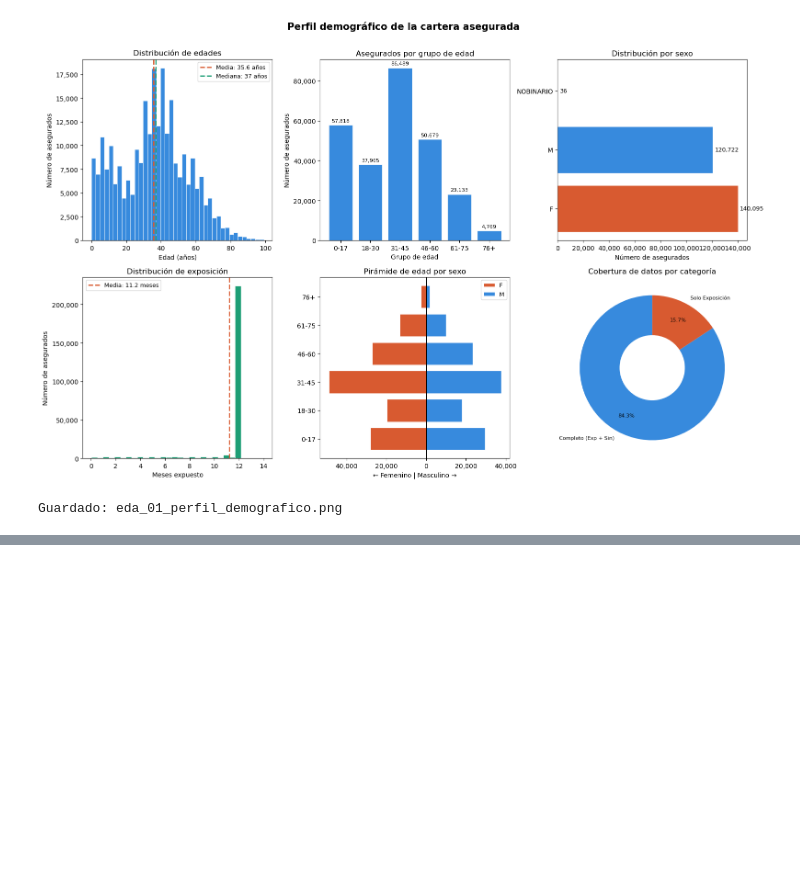
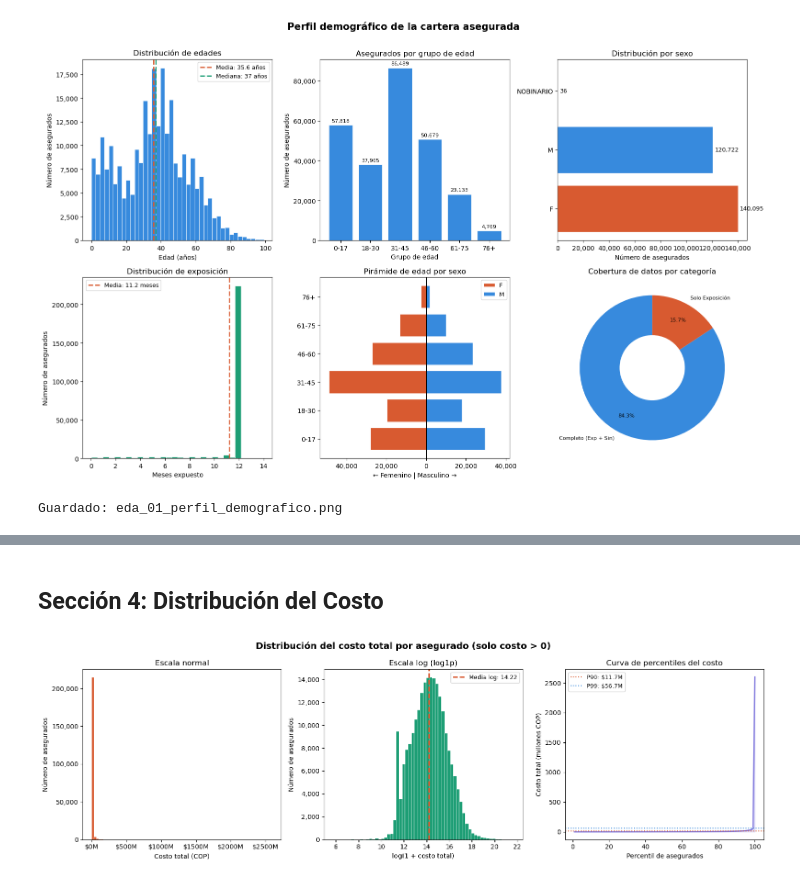
Before and after one commit to yacuervo18/Proyecto_Analitica_II, a Jupyter notebook: src/EDA.ipynb, the cells around one changed output, grey strips where cells are left out. Drawn from its saved outputs; the diff is of its cells as text; code cells hidden in the pictures; blank space fills up the shorter version.

```diff
--- a/src/EDA.ipynb
+++ b/src/EDA.ipynb
@@ -273,0 +288,74 @@ NameError: name 'plt' is not defined
+# %% [markdown]
+## Sección 4: Distribución del Costo
+# %%
+# ── DISTRIBUCIÓN DE COSTOS ────────────────────────────────────────────────────
+import numpy as np
+
+total_asegurados = len(df_eda)
+n_con_costo = (df_eda['total_pagado'] > 0).sum()
+n_sin_costo = total_asegurados - n_con_costo
+pct_sin_costo = n_sin_costo / total_asegurados * 100
+
+# Solo asegurados con costo > 0 para analizar severidad
+df_con_costo = df_eda[df_eda['total_pagado'] > 0].copy()
+df_con_costo['log_costo'] = np.log1p(df_con_costo['total_pagado'])
+
+fig, axes = plt.subplots(1, 3, figsize=(16, 5))
+fig.suptitle('Distribución del costo total por asegurado (solo costo > 0)', fontsize=14, fontweight='bold')
+
+# 1. Distribución en escala normal
+ax = axes[0]
+ax.hist(df_con_costo['total_pagado'], bins=80, color=CORAL, edgecolor='white', linewidth=0.3)
+ax.set_title('Escala normal')
+ax.set_xlabel('Costo total (COP)')
+ax.set_ylabel('Número de asegurados')
+ax.xaxis.set_major_formatter(mticker.FuncFormatter(lambda x, _: f'${x/1e6:.0f}M'))
+ax.yaxis.set_major_formatter(mticker.FuncFormatter(lambda x, _: f'{x:,.0f}'))
+
+# 2. Distribución en escala logarítmica
+ax = axes[1]
+ax.hist(df_con_costo['log_costo'], bins=60, color=TEAL, edgecolor='white', linewidth=0.3)
+ax.axvline(
+    df_con_costo['log_costo'].mean(),
+    color=CORAL, linewidth=2, linestyle='--',
+    label=f'Media log: {df_con_costo["log_costo"].mean():.2f}'
+)
+ax.set_title('Escala log (log1p)')
+ax.set_xlabel('log(1 + costo total)')
+ax.set_ylabel('Número de asegurados')
+ax.legend(fontsize=9)
+ax.yaxis.set_major_formatter(mticker.FuncFormatter(lambda x, _: f'{x:,.0f}'))
+
+# 3. Curva de percentiles del costo
+ax = axes[2]
+percentiles = np.arange(1, 101)
+valores_pct = np.percentile(df_con_costo['total_pagado'], percentiles)
+ax.plot(percentiles, valores_pct / 1e6, color=MORADO, linewidth=2)
+ax.fill_between(percentiles, valores_pct / 1e6, alpha=0.2, color=MORADO)
+ax.set_title('Curva de percentiles del costo')
+ax.set_xlabel('Percentil de asegurados')
+ax.set_ylabel('Costo total (millones COP)')
+
+# Marcar P90 y P99
+p90 = np.percentile(df_con_costo['total_pagado'], 90)
+p99 = np.percentile(df_con_costo['total_pagado'], 99)
+ax.axhline(p90 / 1e6, color=CORAL, linestyle=':', linewidth=1.5, label=f'P90: ${p90/1e6:.1f}M')
+ax.axhline(p99 / 1e6, color=AZUL, linestyle=':', linewidth=1.5, label=f'P99: ${p99/1e6:.1f}M')
+ax.legend(fontsize=9)
+
+plt.tight_layout()
+plt.savefig('eda_03_distribucion_costos.png', bbox_inches='tight', dpi=150)
+plt.show()
+
+# Resumen complementario de negocio
+print('\n=== Cobertura de costo en la cartera ===')
+print(f'Total asegurados: {total_asegurados:,}')
+print(f'Sin costo (total_pagado = 0): {n_sin_costo:,} ({pct_sin_costo:.1f}%)')
+print(f'Con costo (total_pagado > 0): {n_con_costo:,} ({100 - pct_sin_costo:.1f}%)')
+
+print('\n=== Percentiles clave del costo (quienes reclamaron) ===')
+for p in [25, 50, 75, 90, 95, 99]:
+    val = np.percentile(df_con_costo['total_pagado'], p)
+    print(f'  Percentil {p:3d}: ${val:>15,.0f}')
+# %% [output]
+[figure, added]
```
Also changed, not shown: parts of 7 cells of this notebook, 3 other files.
